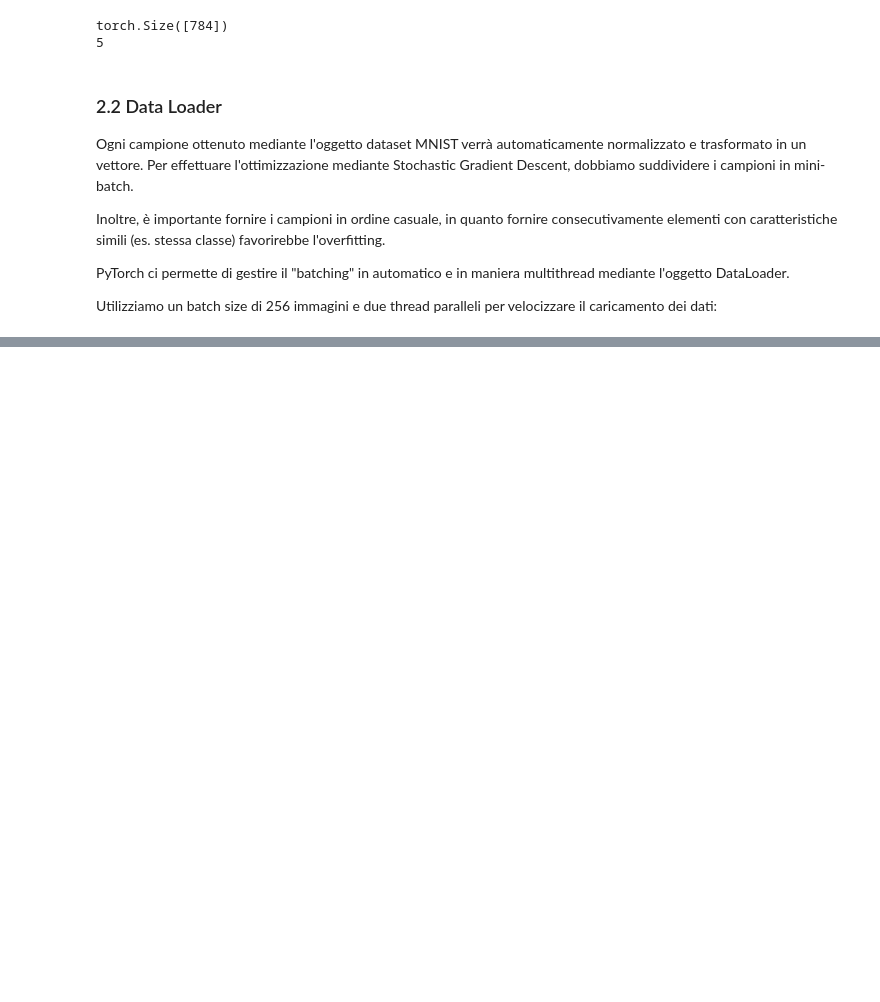
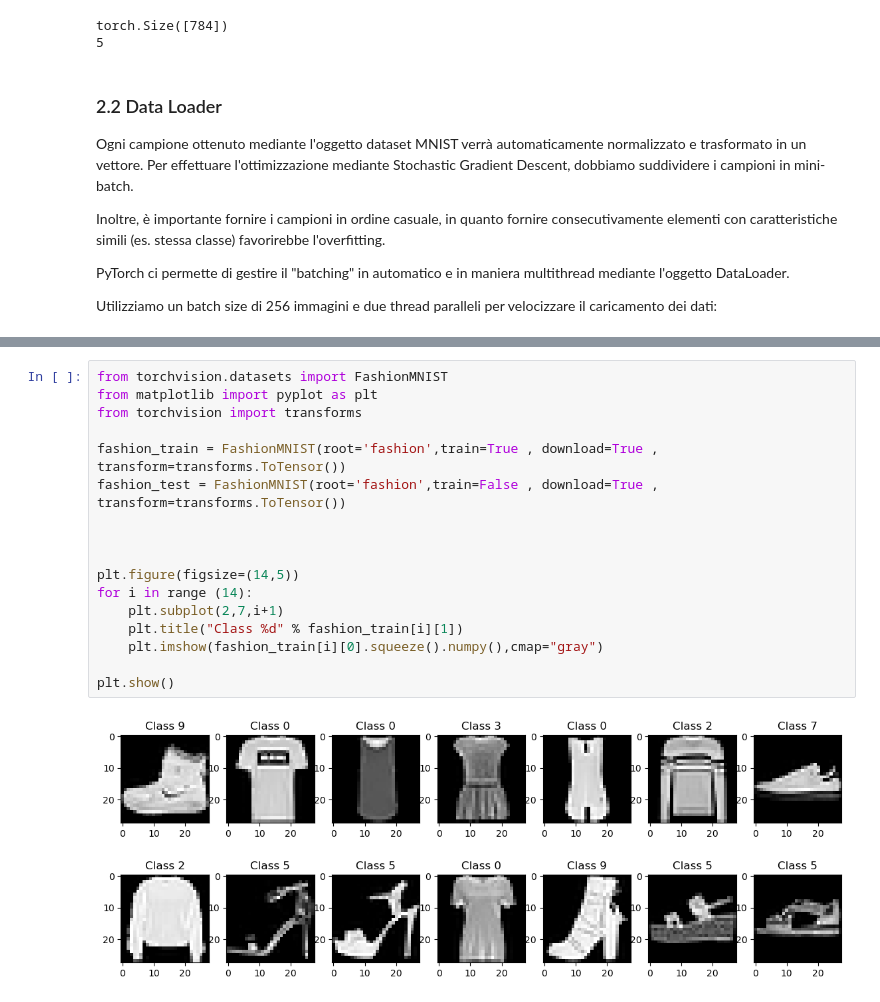
Before and after one commit to giuliopedicone02/MachineLearning, a Jupyter notebook: Lezioni/2025-04-24/Lezione_24-04-2025.ipynb, the cells around one changed output, grey strips where cells are left out. Saved outputs shown, nothing was run; the diff lists cells and outputs as text; blank space fills up the shorter version.

```diff
--- a/Lezioni/2025-04-24/Lezione_24-04-2025.ipynb
+++ b/Lezioni/2025-04-24/Lezione_24-04-2025.ipynb
@@ -545,0 +867,19 @@ Utilizziamo un batch size di 256 immagini e due thread paralleli per velocizzare
+# %%
+from torchvision.datasets import FashionMNIST
+from matplotlib import pyplot as plt
+from torchvision import transforms
+
+fashion_train = FashionMNIST(root='fashion',train=True , download=True , transform=transforms.ToTensor())
+fashion_test = FashionMNIST(root='fashion',train=False , download=True , transform=transforms.ToTensor())
+
+
+
+plt.figure(figsize=(14,5))
+for i in range (14):
+    plt.subplot(2,7,i+1)
+    plt.title("Class %d" % fashion_train[i][1])
+    plt.imshow(fashion_train[i][0].squeeze().numpy(),cmap="gray")
+
+plt.show()
+# %% [output]
+[figure, added]
```
Also changed, not shown: parts of 49 cells of this notebook, 1 other file.
